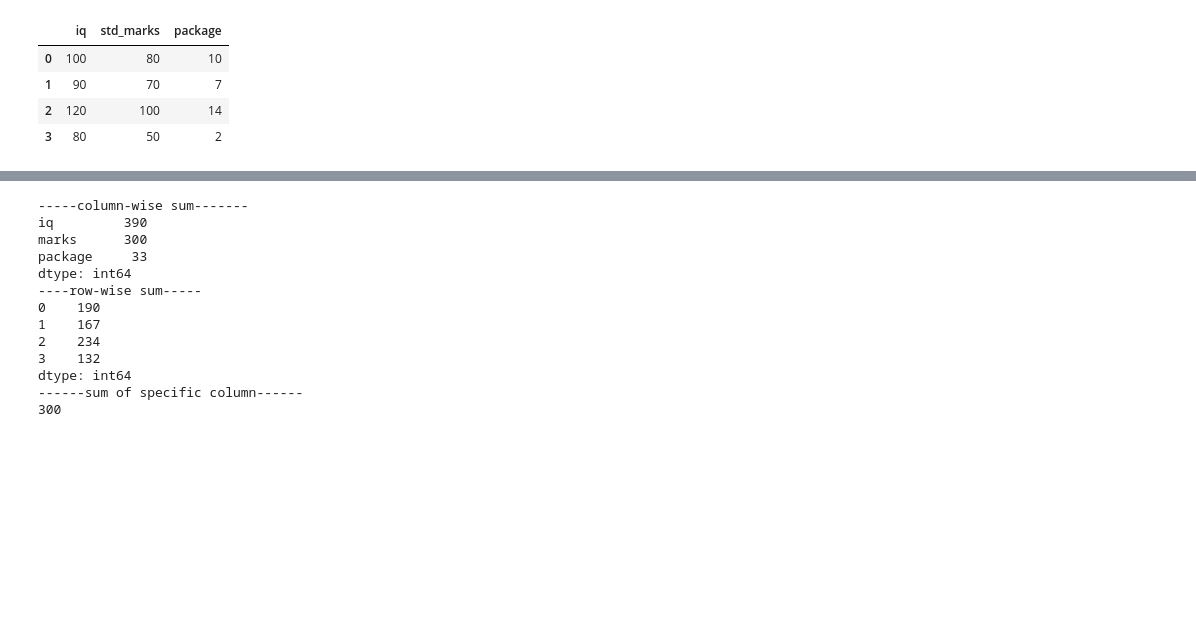
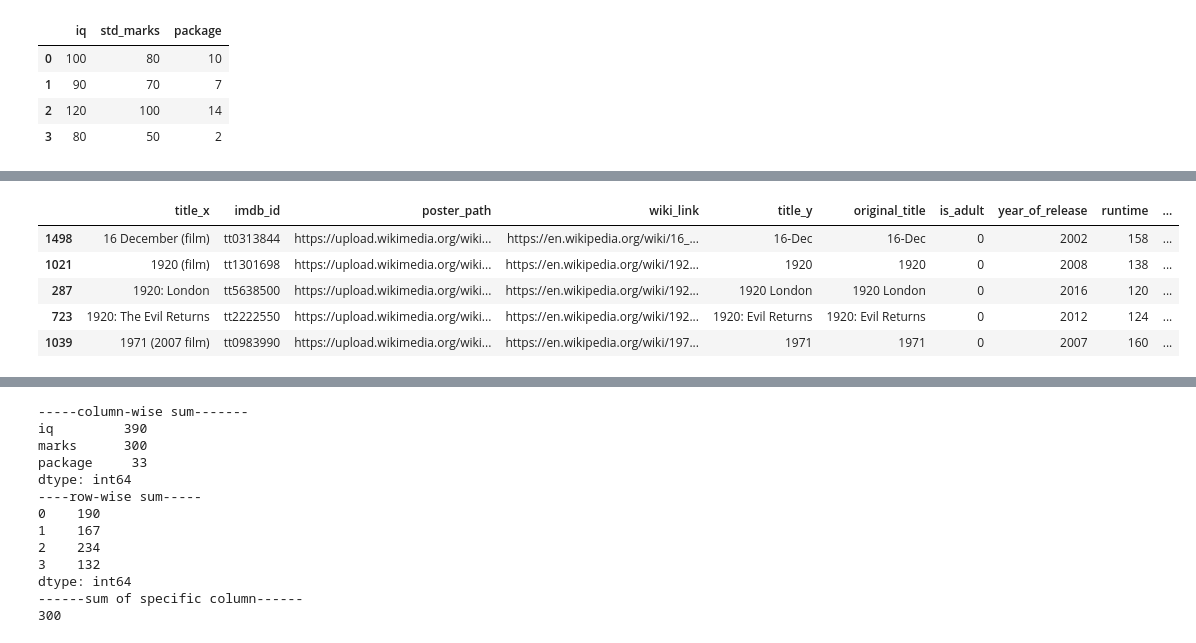
Before and after one commit to Amjad-Bin-Aslam/Data-Analysis-Practice, a Jupyter notebook: 05_Pandas/02_Pandas_Exercise.ipynb, the cells around one changed output, grey strips where cells are left out. Saved outputs shown, nothing was run; the diff lists cells and outputs as text; code cells hidden in the pictures; blank space fills up the shorter version.

```diff
--- a/05_Pandas/02_Pandas_Exercise.ipynb
+++ b/05_Pandas/02_Pandas_Exercise.ipynb
@@ -244,0 +368,11 @@ student.rename(columns={'marks':'std_marks'})
+# %%
+# sort on the basis of single column
+# sorting a column that consist missing(NaN) values then empty values will always come in the end of that column
+movies.sort_values('title_x').head()
+# %% [output]
+|  | title_x | imdb_id | poster_path | wiki_link | title_y | original_title | is_adult | year_of_release | runtime | ... |
+| 1498 | 16 December (film) | tt0313844 | https://upload.wikimedia.org/wiki... | https://en.wikipedia.org/wiki/16_... | 16-Dec | 16-Dec | 0 | 2002 | 158 | ... |
+| 1021 | 1920 (film) | tt1301698 | https://upload.wikimedia.org/wiki... | https://en.wikipedia.org/wiki/192... | 1920 | 1920 | 0 | 2008 | 138 | ... |
+| 287 | 1920: London | tt5638500 | https://upload.wikimedia.org/wiki... | https://en.wikipedia.org/wiki/192... | 1920 London | 1920 London | 0 | 2016 | 120 | ... |
+| 723 | 1920: The Evil Returns | tt2222550 | https://upload.wikimedia.org/wiki... | https://en.wikipedia.org/wiki/192... | 1920: Evil Returns | 1920: Evil Returns | 0 | 2012 | 124 | ... |
+| 1039 | 1971 (2007 film) | tt0983990 | https://upload.wikimedia.org/wiki... | https://en.wikipedia.org/wiki/197... | 1971 | 1971 | 0 | 2007 | 160 | ... |
```
Also changed, not shown: parts of 59 cells of this notebook.
